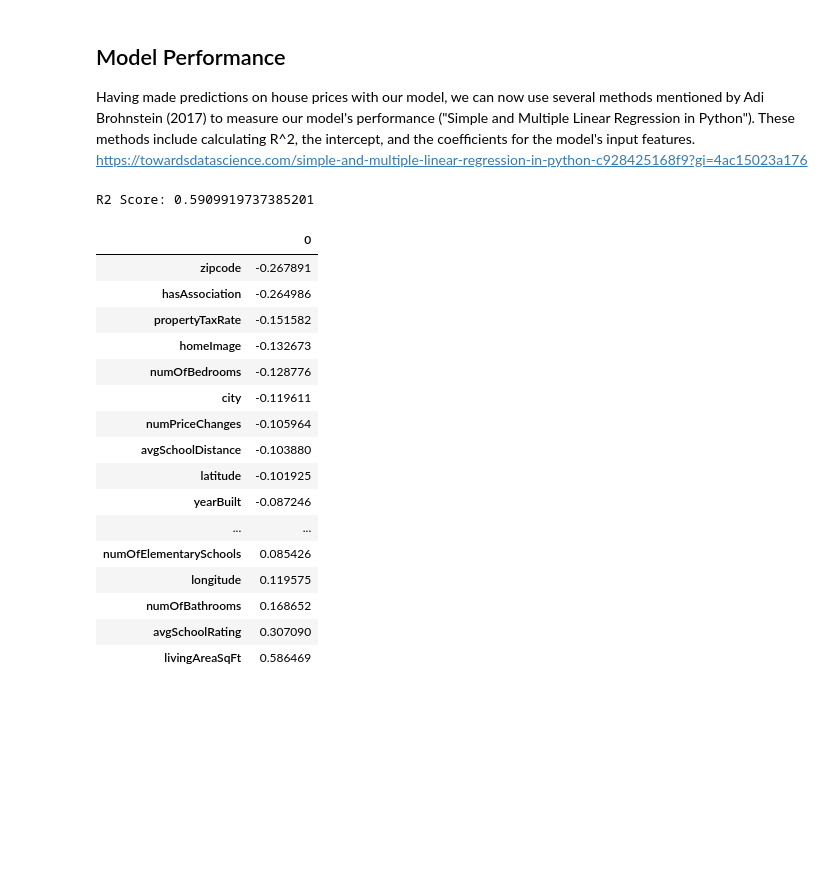
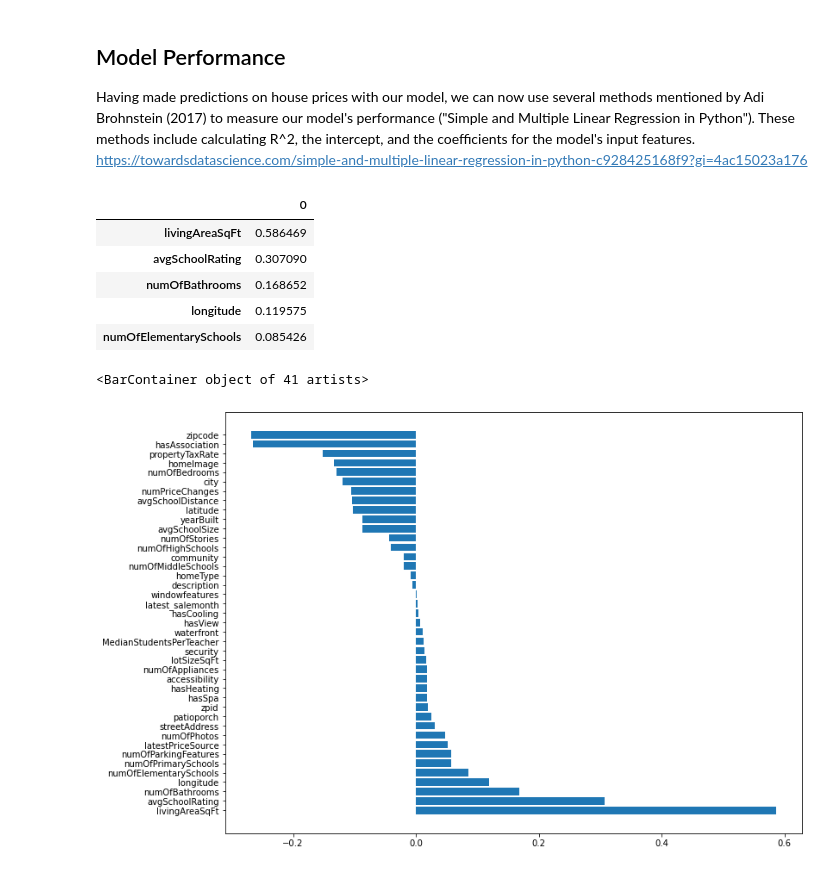
Before and after one commit to dianahandler/Final_Module20_Group3, a Jupyter notebook: Austin-Sklearn-Demonstration_chk.ipynb, the cells around one changed output. Saved outputs shown, nothing was run; the diff lists cells and outputs as text; code cells hidden in the pictures; blank space fills up the shorter version.

```diff
--- a/Austin-Sklearn-Demonstration_chk.ipynb
+++ b/Austin-Sklearn-Demonstration_chk.ipynb
@@ -363,34 +366,31 @@ array([[ 0.02056391],
 ## Model Performance
 Having made predictions on house prices with our model, we can now use several methods mentioned by Adi Brohnstein (2017) to measure our model's performance ("Simple and Multiple Linear Regression in Python"). These methods include calculating R^2, the intercept, and the coefficients for the model's input features.
 https://towardsdatascience.com/simple-and-multiple-linear-regression-in-python-c928425168f9?gi=4ac15023a176
-# %%
-score = model.score(X_test, y_test)
-coefficients = model.coef_
-print(f"R2 Score: {score}")
-# %% [output]
-R2 Score: 0.5909919737385201
 # %%
-test = pd.DataFrame(coefficients, columns=final)
-test3 = test.transpose()
-test3.sort_values(by=0)
+## We'll store our coefficient values in a transposed dataframe.
+coefficients = model.coef_
+coeff = pd.DataFrame(coefficients, columns=final)
+coeff_T = coeff.transpose()
+coeff_sorted = coeff_T.sort_values(by=0, ascending=False)
+coeff_sorted.head()
 # %% [output]
 |  | 0 |
-| zipcode | -0.267891 |
-| hasAssociation | -0.264986 |
-| propertyTaxRate | -0.151582 |
-| homeImage | -0.132673 |
-| numOfBedrooms | -0.128776 |
-| city | -0.119611 |
-| numPriceChanges | -0.105964 |
-| avgSchoolDistance | -0.103880 |
-| latitude | -0.101925 |
-| yearBuilt | -0.087246 |
-| ... | ... |
+| livingAreaSqFt | 0.586469 |
+| avgSchoolRating | 0.307090 |
+| numOfBathrooms | 0.168652 |
+| longitude | 0.119575 |
 | numOfElementarySchools | 0.085426 |
-| longitude | 0.119575 |
-| numOfBathrooms | 0.168652 |
-| avgSchoolRating | 0.307090 |
-| livingAreaSqFt | 0.586469 |
+# %%
+## We'll visualize the degree of the coefficients for our price-predicting model.
+names = coeff_sorted.index
+values = coeff_sorted[0]
+plt.subplots(figsize=(12,9))
+plt.barh(names, values)
+# To save the below plot, uncomment the below code.
+# plt.savefig('1stCoeff.png')
+# %% [output]
+<BarContainer object of 41 artists>
+[figure, added]
 # %%
 ## As seen in classwork code for multilinear regression (2021), we can represent the difference between our model's
 ## predicted values and the actual test output values on a residual plot. The smaller the difference is,
```
Also changed, not shown: parts of 8 cells of this notebook.
